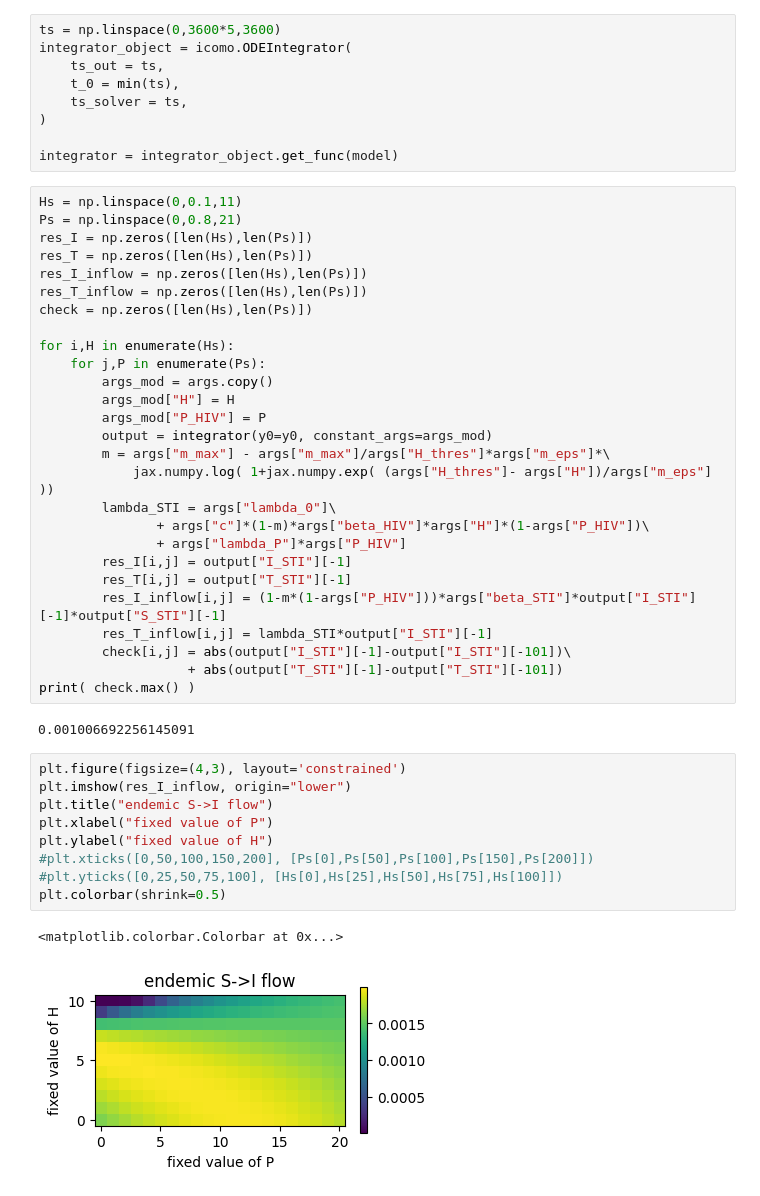
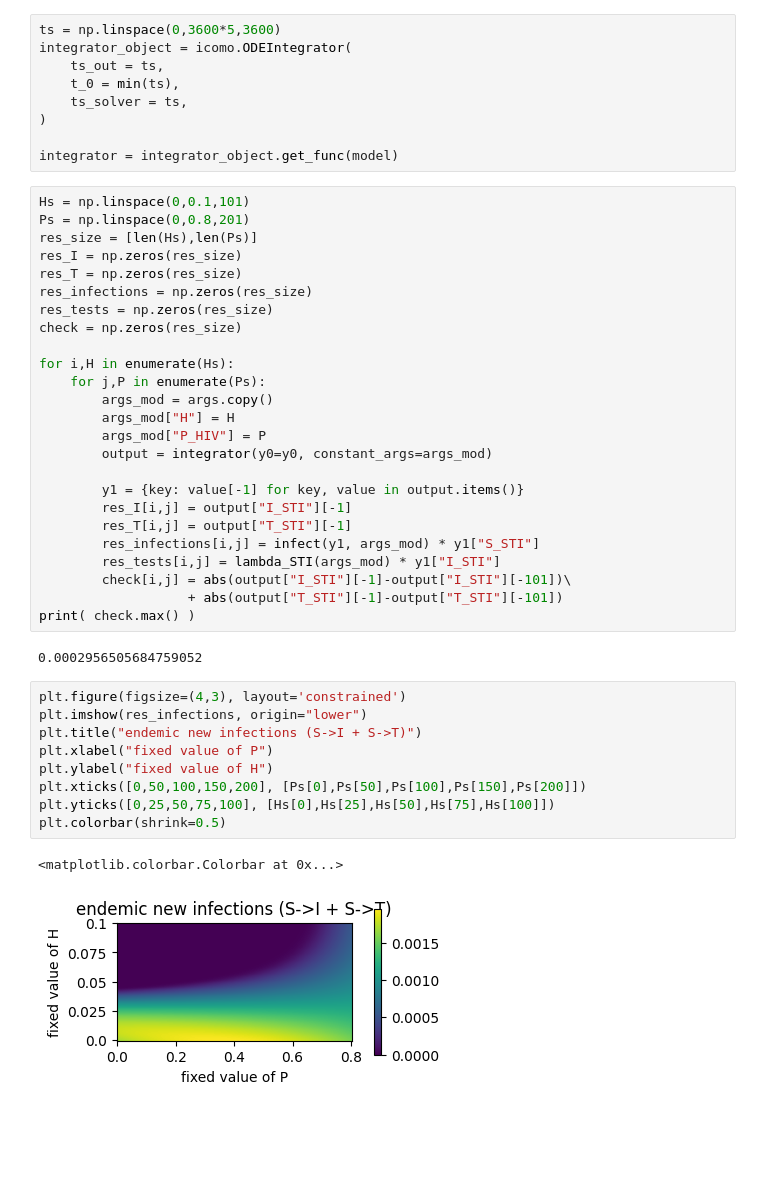
Before and after one commit to Priesemann-Group/testing-paradox-HIV-STI, a Jupyter notebook: notebooks/STI_model_sweep.ipynb, the cells around one changed output. Drawn from its saved outputs; the diff is of its cells as text; blank space fills up the shorter version.

```diff
--- a/notebooks/STI_model_sweep.ipynb
+++ b/notebooks/STI_model_sweep.ipynb
@@ -61,13 +68,14 @@ integrator_object = icomo.ODEIntegrator(
 
 integrator = integrator_object.get_func(model)
 # %%
-Hs = np.linspace(0,0.1,11)
-Ps = np.linspace(0,0.8,21)
-res_I = np.zeros([len(Hs),len(Ps)])
-res_T = np.zeros([len(Hs),len(Ps)])
-res_I_inflow = np.zeros([len(Hs),len(Ps)])
-res_T_inflow = np.zeros([len(Hs),len(Ps)])
-check = np.zeros([len(Hs),len(Ps)])
+Hs = np.linspace(0,0.1,101)
+Ps = np.linspace(0,0.8,201)
+res_size = [len(Hs),len(Ps)]
+res_I = np.zeros(res_size)
+res_T = np.zeros(res_size)
+res_infections = np.zeros(res_size)
+res_tests = np.zeros(res_size)
+check = np.zeros(res_size)
 
 for i,H in enumerate(Hs):
     for j,P in enumerate(Ps):
@@ -75,31 +83,28 @@ for i,H in enumerate(Hs):
         args_mod["H"] = H
         args_mod["P_HIV"] = P
         output = integrator(y0=y0, constant_args=args_mod)
-        m = args["m_max"] - args["m_max"]/args["H_thres"]*args["m_eps"]*\
-            jax.numpy.log( 1+jax.numpy.exp( (args["H_thres"]- args["H"])/args["m_eps"] ))
-        lambda_STI = args["lambda_0"]\
-               + args["c"]*(1-m)*args["beta_HIV"]*args["H"]*(1-args["P_HIV"])\
-               + args["lambda_P"]*args["P_HIV"]
+
+        y1 = {key: value[-1] for key, value in output.items()}
         res_I[i,j] = output["I_STI"][-1]
         res_T[i,j] = output["T_STI"][-1]
-        res_I_inflow[i,j] = (1-m*(1-args["P_HIV"]))*args["beta_STI"]*output["I_STI"][-1]*output["S_STI"][-1]
-        res_T_inflow[i,j] = lambda_STI*output["I_STI"][-1]
+        res_infections[i,j] = infect(y1, args_mod) * y1["S_STI"]
+        res_tests[i,j] = lambda_STI(args_mod) * y1["I_STI"]
         check[i,j] = abs(output["I_STI"][-1]-output["I_STI"][-101])\
                    + abs(output["T_STI"][-1]-output["T_STI"][-101])
 print( check.max() )
 # %% [output]
-0.001006692256145091
+0.0002956505684759052
 # %%
 plt.figure(figsize=(4,3), layout='constrained')
-plt.imshow(res_I_inflow, origin="lower")
-plt.title("endemic S->I flow")
+plt.imshow(res_infections, origin="lower")
+plt.title("endemic new infections (S->I + S->T)")
 plt.xlabel("fixed value of P")
 plt.ylabel("fixed value of H")
-#plt.xticks([0,50,100,150,200], [Ps[0],Ps[50],Ps[100],Ps[150],Ps[200]])
-#plt.yticks([0,25,50,75,100], [Hs[0],Hs[25],Hs[50],Hs[75],Hs[100]])
+plt.xticks([0,50,100,150,200], [Ps[0],Ps[50],Ps[100],Ps[150],Ps[200]])
+plt.yticks([0,25,50,75,100], [Hs[0],Hs[25],Hs[50],Hs[75],Hs[100]])
 plt.colorbar(shrink=0.5)
 # %% [output]
 <matplotlib.colorbar.Colorbar at 0x...>
-[figure, old version]
+[figure, new version]
 # %%
 plt.figure(figsize=(4,3), layout='constrained')
```
Also changed, not shown: parts of 6 cells of this notebook.
